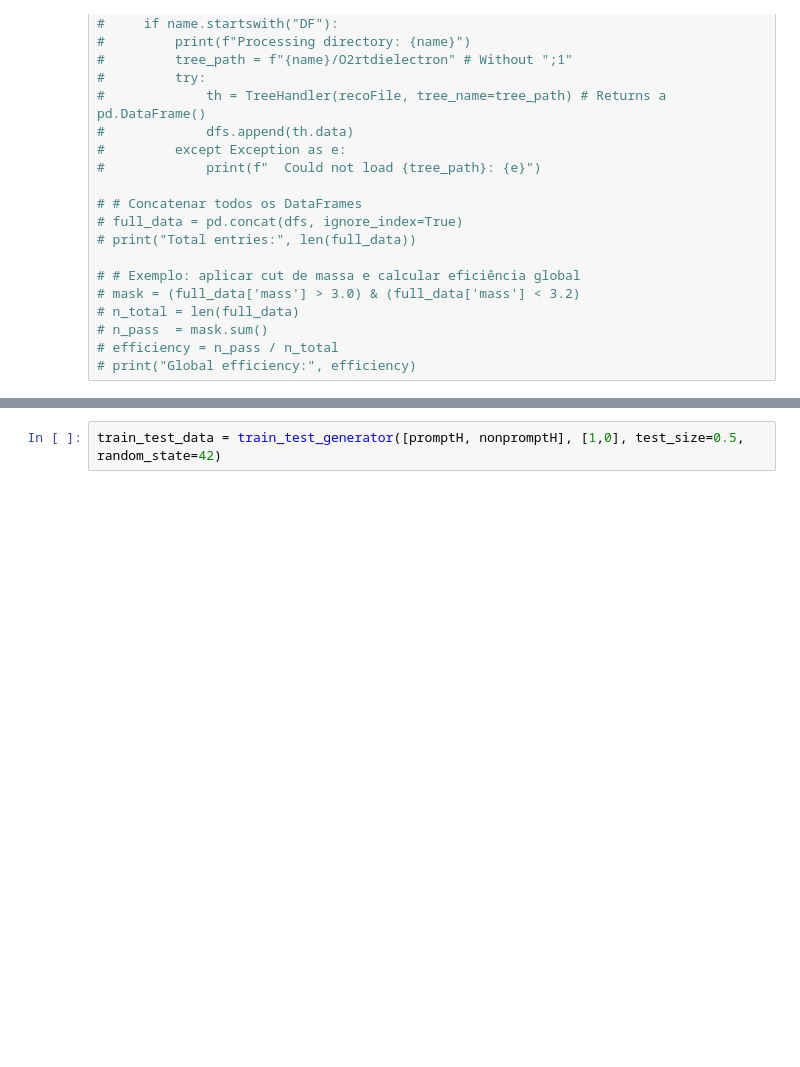
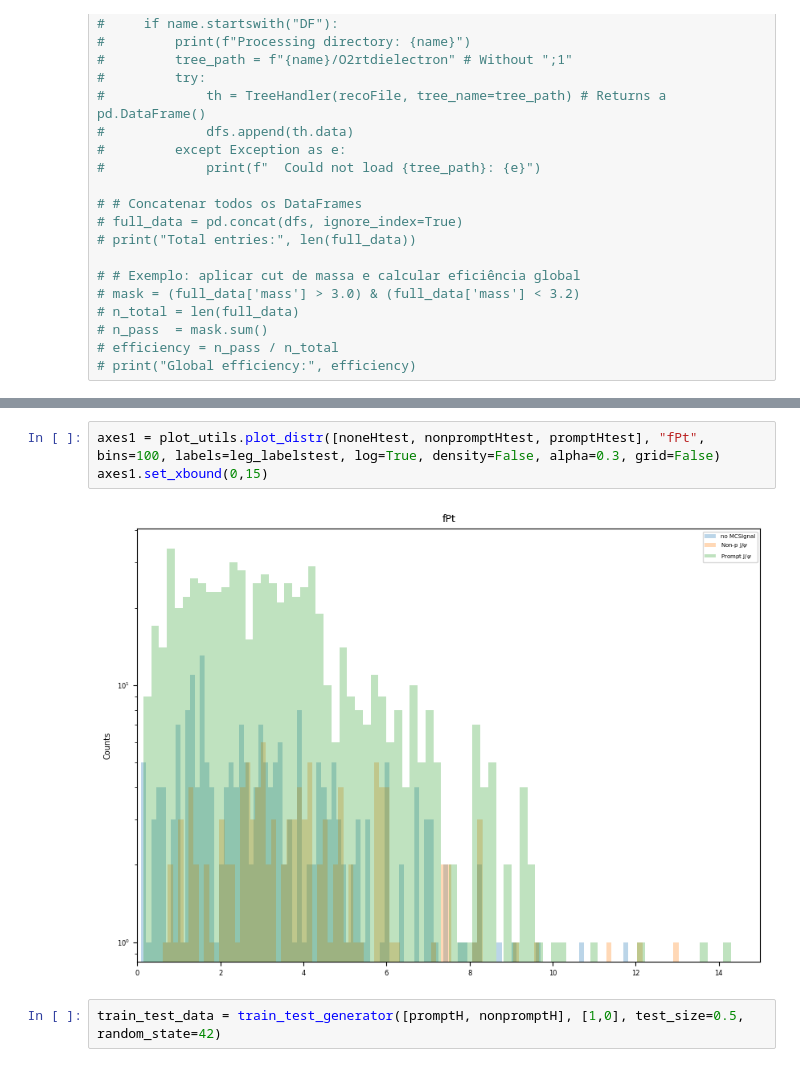
Before and after one commit to LucasFerrandi/Jpsi-Jets-Analysis, a Jupyter notebook: EfficiencyAndML/binary_jpsi.ipynb, the cells around one changed output, grey strips where cells are left out. Saved outputs shown, nothing was run; the diff lists cells and outputs as text; blank space fills up the shorter version.

```diff
--- a/EfficiencyAndML/binary_jpsi.ipynb
+++ b/EfficiencyAndML/binary_jpsi.ipynb
@@ -244,3 +403,8 @@ nonpromptH = dataH.get_subset('fMcDecision==5')
+# %%
+axes1 = plot_utils.plot_distr([noneHtest, nonpromptHtest, promptHtest], "fPt", bins=100, labels=leg_labelstest, log=True, density=False, alpha=0.3, grid=False)
+axes1.set_xbound(0,15)
+# %% [output]
+[figure, added]
 # %%
 train_test_data = train_test_generator([promptH, nonpromptH], [1,0], test_size=0.5, random_state=42)
 # %%
```
Also changed, not shown: parts of 9 cells of this notebook, 23 other files.
